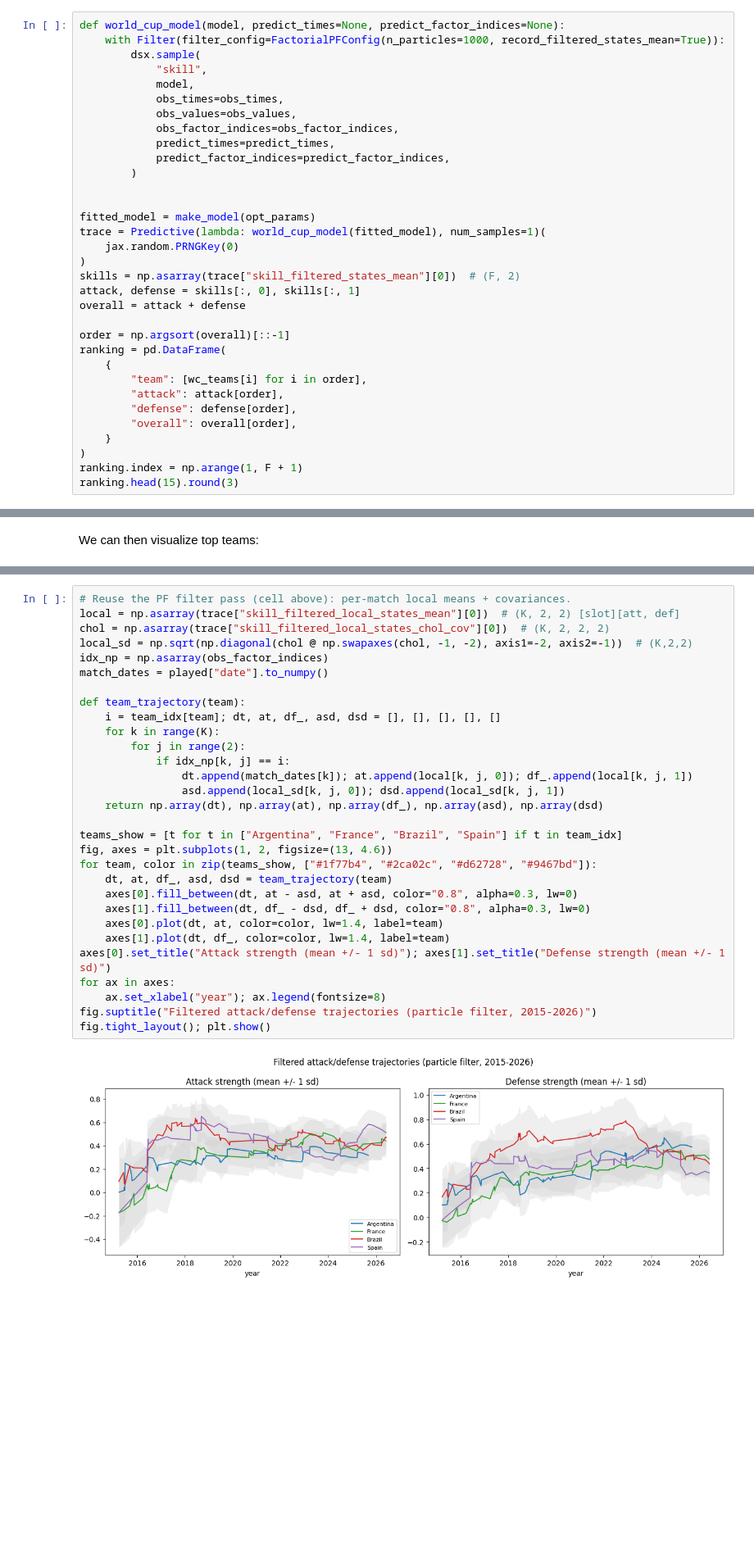
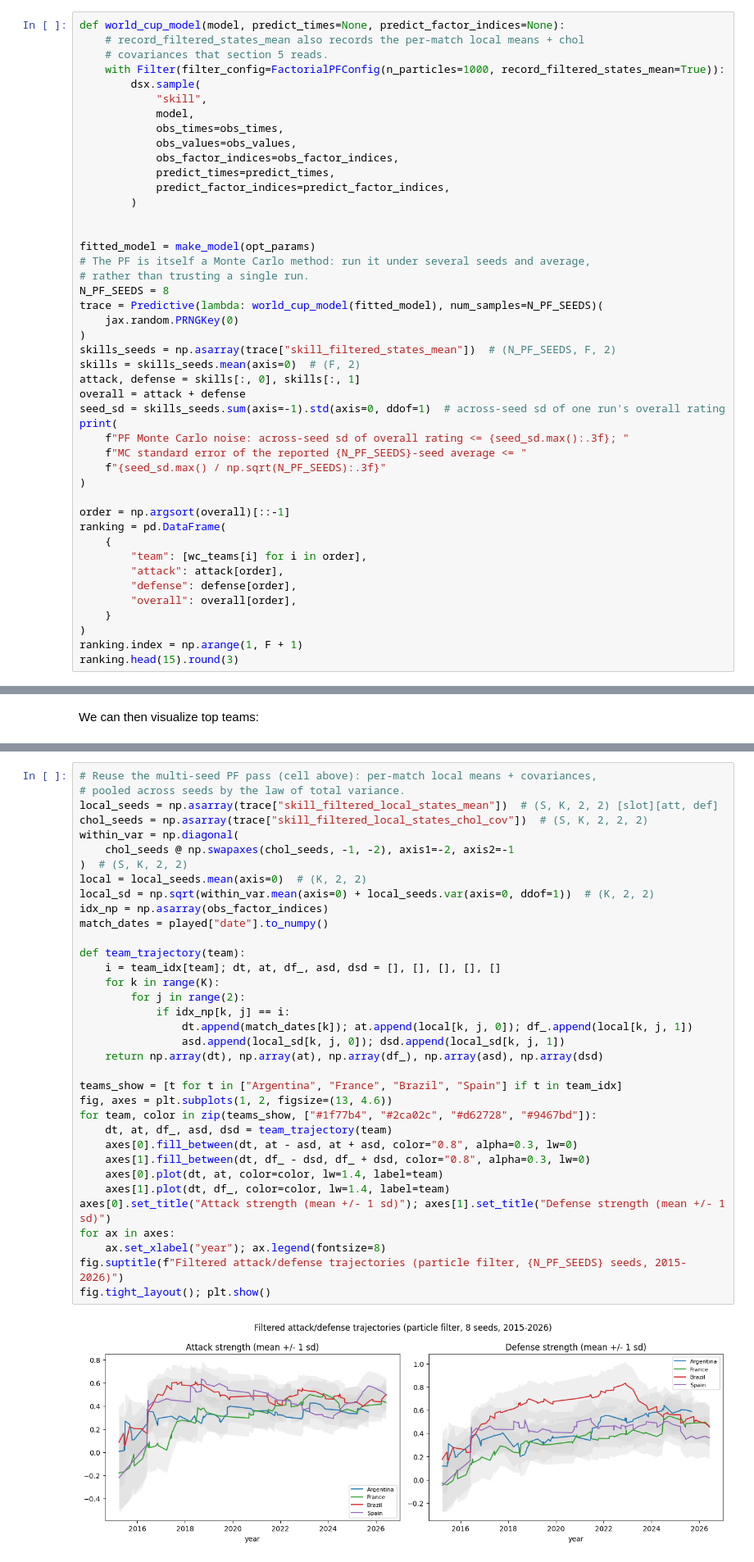
Before and after one commit to DanWaxman/dynestyx, a Jupyter notebook: docs/deep_dives/factorial_world_cup.ipynb, the cells around one changed output, grey strips where cells are left out. Shown at 82% size. Saved outputs shown, nothing was run; the diff lists cells and outputs as text; blank space fills up the shorter version.

```diff
--- a/docs/deep_dives/factorial_world_cup.ipynb
+++ b/docs/deep_dives/factorial_world_cup.ipynb
@@ -201,6 +201,8 @@ Learned (MAP) hyperparameters
 Now let's do some prediction using these learned parameters! This takes the form of online filtering and prediction.
 # %%
 def world_cup_model(model, predict_times=None, predict_factor_indices=None):
+    # record_filtered_states_mean also records the per-match local means + chol
+    # covariances that section 5 reads.
     with Filter(filter_config=FactorialPFConfig(n_particles=1000, record_filtered_states_mean=True)):
         dsx.sample(
             "skill",
@@ -214,12 +216,22 @@ def world_cup_model(model, predict_times=None, predict_factor_indices=None):
 
 
 fitted_model = make_model(opt_params)
-trace = Predictive(lambda: world_cup_model(fitted_model), num_samples=1)(
+# The PF is itself a Monte Carlo method: run it under several seeds and average,
+# rather than trusting a single run.
+N_PF_SEEDS = 8
+trace = Predictive(lambda: world_cup_model(fitted_model), num_samples=N_PF_SEEDS)(
     jax.random.PRNGKey(0)
 )
-skills = np.asarray(trace["skill_filtered_states_mean"][0])  # (F, 2)
+skills_seeds = np.asarray(trace["skill_filtered_states_mean"])  # (N_PF_SEEDS, F, 2)
+skills = skills_seeds.mean(axis=0)  # (F, 2)
 attack, defense = skills[:, 0], skills[:, 1]
 overall = attack + defense
+seed_sd = skills_seeds.sum(axis=-1).std(axis=0, ddof=1)  # across-seed sd of one run's overall rating
+print(
+    f"PF Monte Carlo noise: across-seed sd of overall rating <= {seed_sd.max():.3f}; "
+    f"MC standard error of the reported {N_PF_SEEDS}-seed average <= "
+    f"{seed_sd.max() / np.sqrt(N_PF_SEEDS):.3f}"
+)
 
 order = np.argsort(overall)[::-1]
 ranking = pd.DataFrame(
@@ -279,35 +292,40 @@ Since we're filtering, we can observe probabilistic estimates!
 # %%
-# Reuse the PF filter pass (cell above): per-match local means + covariances.
-local = np.asarray(trace["skill_filtered_local_states_mean"][0])  # (K, 2, 2) [slot][att, def]
-chol = np.asarray(trace["skill_filtered_local_states_chol_cov"][0])  # (K, 2, 2, 2)
-local_sd = np.sqrt(np.diagonal(chol @ np.swapaxes(chol, -1, -2), axis1=-2, axis2=-1))  # (K,2,2)
+# Reuse the multi-seed PF pass (cell above): per-match local means + covariances,
+# pooled across seeds by the law of total variance.
+local_seeds = np.asarray(trace["skill_filtered_local_states_mean"])  # (S, K, 2, 2) [slot][att, def]
+chol_seeds = np.asarray(trace["skill_filtered_local_states_chol_cov"])  # (S, K, 2, 2, 2)
+within_var = np.diagonal(
+    chol_seeds @ np.swapaxes(chol_seeds, -1, -2), axis1=-2, axis2=-1
+)  # (S, K, 2, 2)
+local = local_seeds.mean(axis=0)  # (K, 2, 2)
+local_sd = np.sqrt(within_var.mean(axis=0) + local_seeds.var(axis=0, ddof=1))  # (K, 2, 2)
 idx_np = np.asarray(obs_factor_indices)
 match_dates = played["date"].to_numpy()
 
 def team_trajectory(team):
     i = team_idx[team]; dt, at, df_, asd, dsd = [], [], [], [], []
     for k in range(K):
         for j in range(2):
             if idx_np[k, j] == i:
                 dt.append(match_dates[k]); at.append(local[k, j, 0]); df_.append(local[k, j, 1])
                 asd.append(local_sd[k, j, 0]); dsd.append(local_sd[k, j, 1])
     return np.array(dt), np.array(at), np.array(df_), np.array(asd), np.array(dsd)
 
 teams_show = [t for t in ["Argentina", "France", "Brazil", "Spain"] if t in team_idx]
 fig, axes = plt.subplots(1, 2, figsize=(13, 4.6))
 for team, color in zip(teams_show, ["#1f77b4", "#2ca02c", "#d62728", "#9467bd"]):
     dt, at, df_, asd, dsd = team_trajectory(team)
     axes[0].fill_between(dt, at - asd, at + asd, color="0.8", alpha=0.3, lw=0)
     axes[1].fill_between(dt, df_ - dsd, df_ + dsd, color="0.8", alpha=0.3, lw=0)
     axes[0].plot(dt, at, color=color, lw=1.4, label=team)
     axes[1].plot(dt, df_, color=color, lw=1.4, label=team)
 axes[0].set_title("Attack strength (mean +/- 1 sd)"); axes[1].set_title("Defense strength (mean +/- 1 sd)")
 for ax in axes:
     ax.set_xlabel("year"); ax.legend(fontsize=8)
-fig.suptitle("Filtered attack/defense trajectories (particle filter, 2015-2026)")
+fig.suptitle(f"Filtered attack/defense trajectories (particle filter, {N_PF_SEEDS} seeds, 2015-2026)")
 fig.tight_layout(); plt.show()
 # %% [output]
-[figure, old version]
+[figure, new version]
 # %% [markdown]
 ## 6. Predicting World Cup scorelines
 
```
Also changed, not shown: parts of 6 cells of this notebook.
